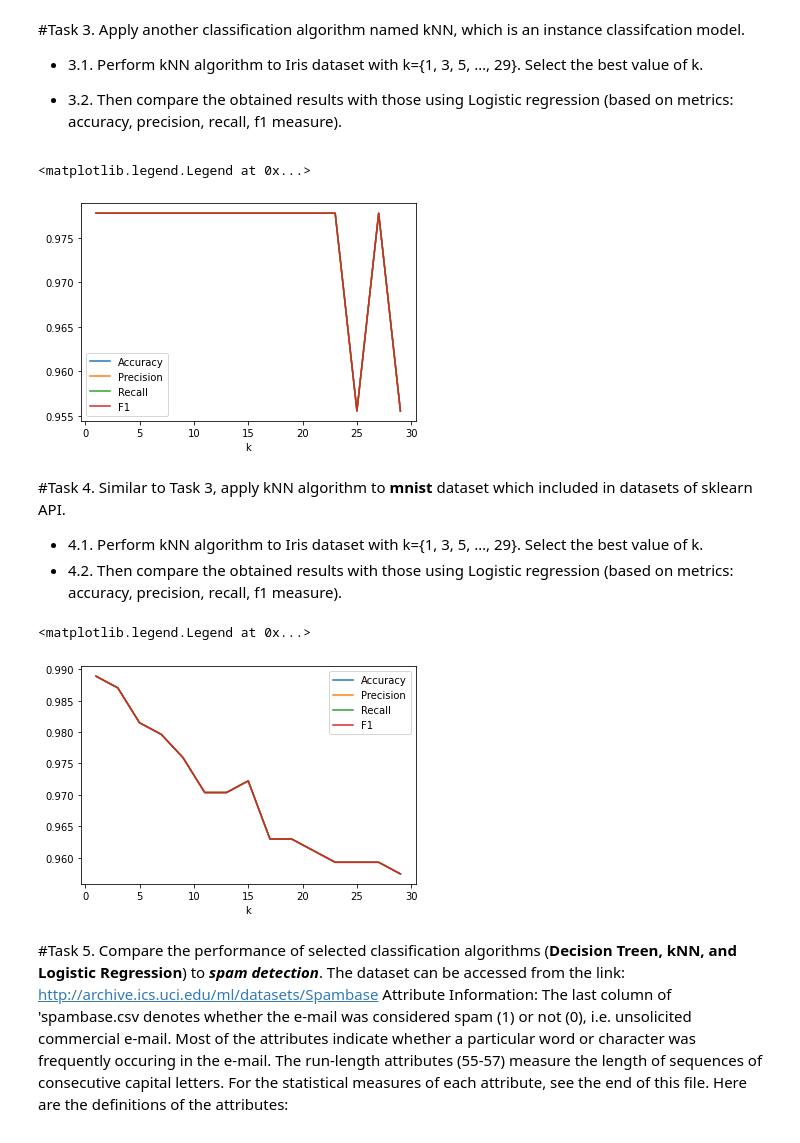
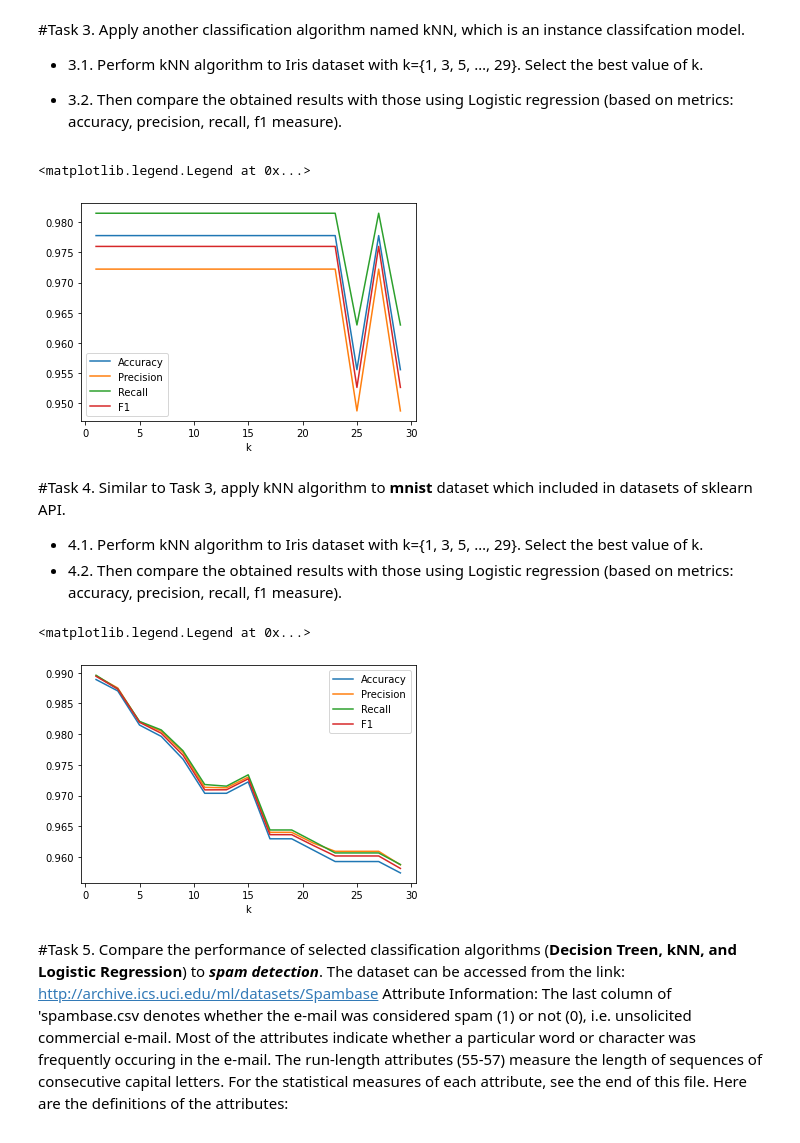
Before and after one commit to NguyenNgocBaoNgan/ML_20130331_NguyenNgocBaoNgan, a Jupyter notebook: Lab_4_20130331_NguyenNgocBaoNgan.ipynb, the cells around one changed output. Drawn from its saved outputs; the diff is of its cells as text; code cells hidden in the pictures.

```diff
--- a/Lab_4_20130331_NguyenNgocBaoNgan.ipynb
+++ b/Lab_4_20130331_NguyenNgocBaoNgan.ipynb
@@ -69,7 +79,7 @@ y = mnist['target']
 # %%
 
 Xtrain,Xtest, ytrain,ytest = train_test_split(X, y,test_size=0.3, random_state=0)
-classifier = LogisticRegression(random_state = 0)
+classifier = LogisticRegression(solver='lbfgs', max_iter=10000)
 classifier.fit(Xtrain, ytrain)
 y_pred = classifier.predict(Xtest)
 cm = confusion_matrix(ytest, y_pred)
@@ -104,34 +107,34 @@ Apply another classification algorithm named kNN, which is an instance classifca
 # %%
 # code
 data4 = datasets.load_iris()
 X = data4['data']
 y = data4['target']
 
 
 Xtrain,Xtest, ytrain,ytest = train_test_split(X, y,test_size=0.3, random_state=0)
 k_range = range(1,30,2)
 accuracy =[]
 precision =[]
 recall =[]
 f1 =[]
 for k in k_range:
   kNN = KNeighborsClassifier(n_neighbors =k)
   kNN.fit(Xtrain, ytrain)
   y_pred = kNN.predict(Xtest)
   accuracy.append(metrics.accuracy_score(ytest, y_pred))
-  precision.append(metrics.precision_score(ytest, y_pred, average="micro"))
-  recall.append(metrics.recall_score(ytest, y_pred,average="micro"))
-  f1.append(metrics.f1_score(ytest, y_pred,average="micro"))
+  precision.append(metrics.precision_score(ytest, y_pred, average="macro"))
+  recall.append(metrics.recall_score(ytest, y_pred,average="macro"))
+  f1.append(metrics.f1_score(ytest, y_pred,average="macro"))
 
 plt.plot(k_range,accuracy,label='Accuracy')
 plt.plot(k_range,precision,label='Precision')
 plt.plot(k_range,recall,label='Recall')
 plt.plot(k_range,f1,label='F1')
 plt.xlabel("k")
 plt.legend()
 # %% [output]
 <matplotlib.legend.Legend at 0x...>
-[figure, old version]
+[figure, new version]
 # %% [markdown]
 #Task 4.
 Similar to Task 3, apply kNN algorithm to **mnist** dataset which included in datasets of sklearn API.
@@ -154,9 +157,9 @@ for k in k_range:
   kNN.fit(Xtrain, ytrain)
   y_pred = kNN.predict(Xtest)
   accuracy.append(metrics.accuracy_score(ytest, y_pred))
-  precision.append(metrics.precision_score(ytest, y_pred, average="micro"))
-  recall.append(metrics.recall_score(ytest, y_pred,average="micro"))
-  f1.append(metrics.f1_score(ytest, y_pred,average="micro"))
+  precision.append(metrics.precision_score(ytest, y_pred, average="macro"))
+  recall.append(metrics.recall_score(ytest, y_pred,average="macro"))
+  f1.append(metrics.f1_score(ytest, y_pred,average="macro"))
 
 plt.plot(k_range,accuracy,label='Accuracy')
 plt.plot(k_range,precision,label='Precision')
@@ -166,7 +169,7 @@ plt.xlabel("k")
 plt.legend()
 # %% [output]
 <matplotlib.legend.Legend at 0x...>
-[figure, old version]
+[figure, new version]
 # %% [markdown]
 #Task 5.
 Compare the performance of selected classification algorithms (**Decision Treen, kNN, and Logistic Regression**) to ***spam detection***. The dataset can be accessed from the link: http://archive.ics.uci.edu/ml/datasets/Spambase
```
Also changed, not shown: parts of 2 cells of this notebook.
